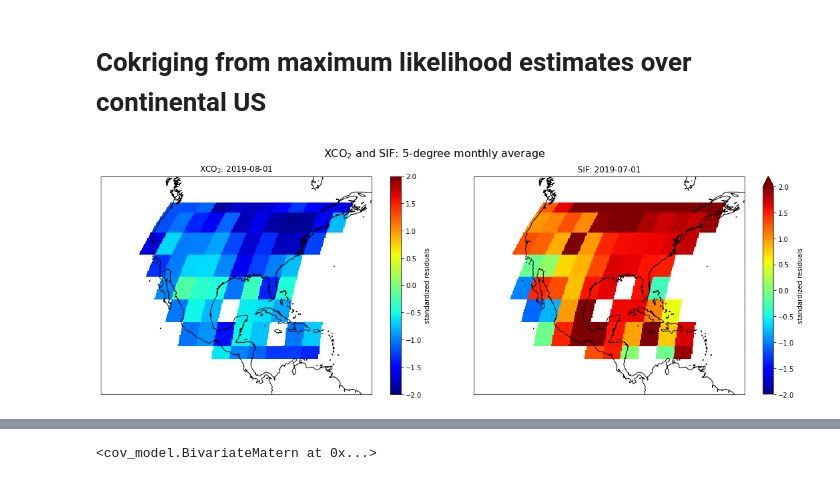
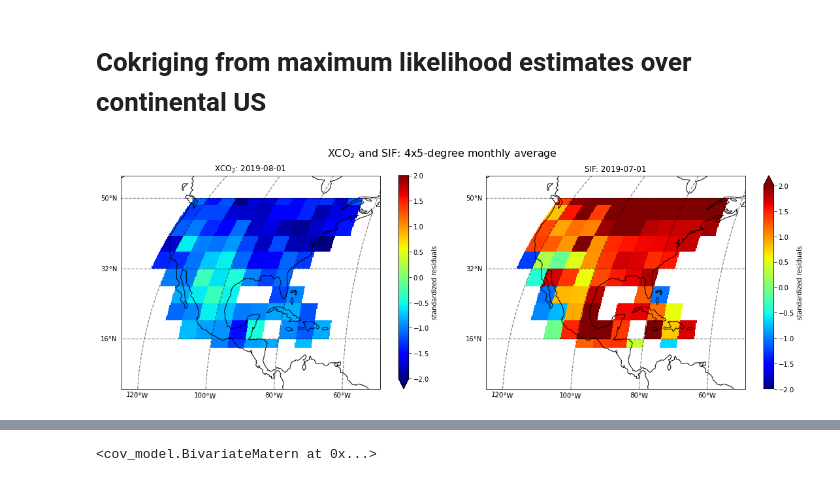
Before and after one commit to 91Mrwu/sif-xco2-cokriging, a Jupyter notebook: research/cokriging_conus.ipynb, the cells around one changed output, grey strips where cells are left out. Drawn from its saved outputs; the diff is of its cells as text; code cells hidden in the pictures.

```diff
--- a/research/cokriging_conus.ipynb
+++ b/research/cokriging_conus.ipynb
@@ -41,6 +43,6 @@ cross_guess = [0.3, 1e4, -0.8]
 # %%
 # Get data: 5-degree monthly average, cont. US
-ds = xr.open_dataset("../data/exp_pro/OCO2_5deg_monthly_conus.nc")
+ds = xr.open_dataset("../data/exp_pro/OCO2_4x5deg_monthly_conus.nc")
 
 # Format as multi-fields
 ds_xco2 = ds[["xco2", "xco2_var"]]
@@ -53,10 +55,10 @@ mf = fields.MultiField(ds_xco2, ds_sif, timestamp, timedelta=timedelta, full_det
 fig = plt.figure(figsize=(20, 6))
 gs = fig.add_gridspec(100, 100)
 # cbar_ax = fig.add_subplot(gs[:, 98:])
-extents = [-125, -60, 5, 50]
+extents = [-125, -60, 5, 52]
 
 fig.suptitle(
-    "XCO$_2$ and SIF: 5-degree monthly average",
+    "XCO$_2$ and SIF: 4x5-degree monthly average",
     size=16, y=0.98
 )
 
@@ -64,35 +66,57 @@ fig.suptitle(
 ax1 = fig.add_subplot(gs[:, 0:50], projection=ccrs.EqualEarth())
 ax2 = fig.add_subplot(gs[:, 50:], projection=ccrs.EqualEarth())
 
 xr.plot.imshow(
         darray=mf.field_1.to_xarray()["values"].T,
         transform=ccrs.PlateCarree(),
         ax=ax1,
         cmap="jet",
         vmin=-2,
         center=0,
 #         cbar_ax=None,
         cbar_kwargs={"label": "standardized residuals"},
     )
 ax1.coastlines()
 ax1.set_extent(extents)
 ax1.set_title(f"XCO$_2$: {mf.field_1.timestamp}")
+gl1 = ax1.gridlines(crs=ccrs.PlateCarree(), linewidth=1.2, color='black', alpha=0.5, linestyle='--', draw_labels=True)
+gl1.top_labels = False
+gl1.left_labels = True
+gl1.right_labels = False
+gl1.xlines = True
+gl1.ylines = True
+gl1.xlocator = mticker.FixedLocator([-120, -100, -80, -60])
+gl1.ylocator = mticker.FixedLocator([16, 32, 50])
+gl1.xformatter = LONGITUDE_FORMATTER
+gl1.yformatter = LATITUDE_FORMATTER
 
 xr.plot.imshow(
         darray=mf.field_2.to_xarray()["values"].T,
         transform=ccrs.PlateCarree(),
         ax=ax2,
         cmap="jet",
         vmin=-2,
         center=0,
 #         cbar_ax=cbar_ax,
         cbar_kwargs={"label": "standardized residuals"},
     )
 ax2.coastlines()
 ax2.set_extent(extents)
-ax2.set_title(f"SIF: {mf.field_2.timestamp}");
+ax2.set_title(f"SIF: {mf.field_2.timestamp}")
+gl2 = ax2.gridlines(crs=ccrs.PlateCarree(), linewidth=1.2, color='black', alpha=0.5, linestyle='--', draw_labels=True)
+gl2.top_labels = False
+gl2.left_labels = True
+gl2.right_labels = False
+gl2.xlines = True
+gl2.ylines = True
+gl2.xlocator = mticker.FixedLocator([-120, -100, -80, -60])
+gl2.ylocator = mticker.FixedLocator([16, 32, 50])
+gl2.xformatter = LONGITUDE_FORMATTER
+gl2.yformatter = LATITUDE_FORMATTER
+
+fig.savefig("../plots/standardized_residuals_conus_45.png");
 # %% [output]
-[figure, old version]
+[figure, new version]
 # %%
 k1 = cov_model.Matern()
 k2 = cov_model.Matern()
```
Also changed, not shown: parts of 7 cells of this notebook, 1 other file.
